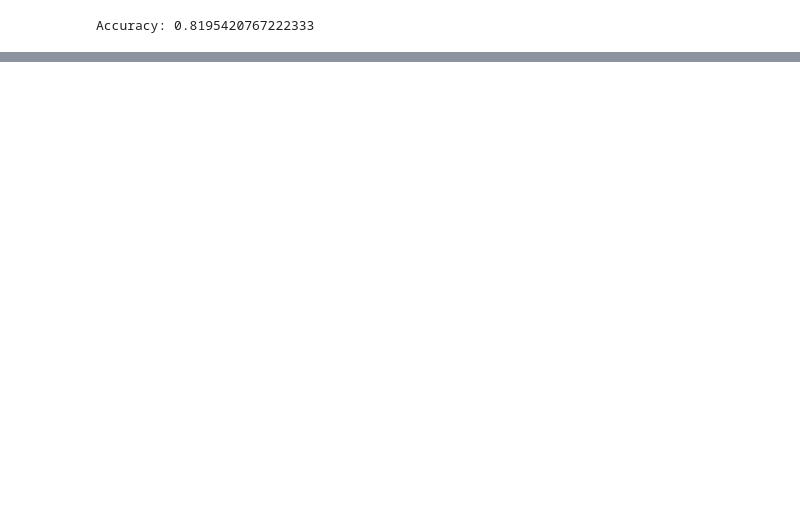
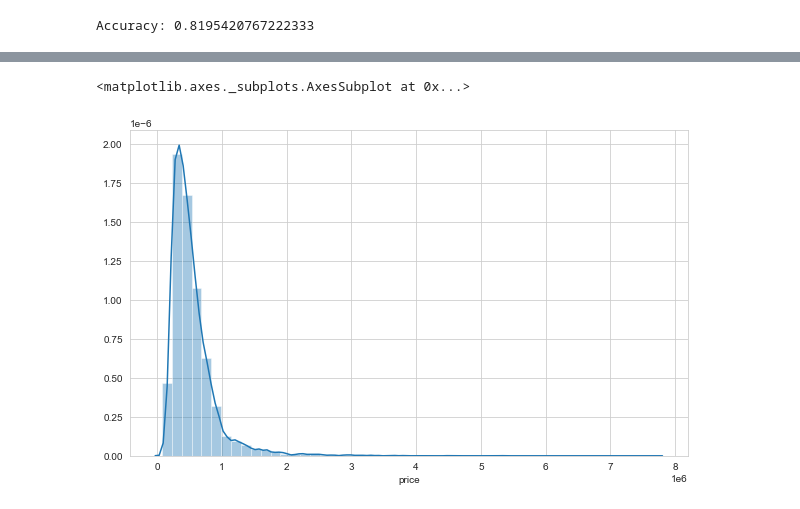
Before and after one commit to GabiDunaevsky/data-science-project, a Jupyter notebook: Notebook3.ipynb, the cells around one changed output, grey strips where cells are left out. Drawn from its saved outputs; the diff is of its cells as text; code cells hidden in the pictures; blank space fills up the shorter version.

Commit message:
atartd the regression part

```diff
--- a/Notebook3.ipynb
+++ b/Notebook3.ipynb
@@ -347,0 +350,4 @@ weighted avg       0.81      0.83      0.82      2490
+# %%
+# UPLOADING THE DATASET:
+rdf=pd.read_csv(r'C:\Users\Gabi\Desktop\regression dataset.csv')
+rdf
@@ -347,0 +437,3 @@ weighted avg       0.81      0.83      0.82      2490
+# %%
+rdf.drop('id',axis = 1, inplace=True)
+rdf
@@ -347,0 +454,4 @@ weighted avg       0.81      0.83      0.82      2490
+# %%
+# we will write the date "prettier".
+rdf['date'] = pd.to_datetime(rdf.date)
+rdf
@@ -347,0 +472,6 @@ weighted avg       0.81      0.83      0.82      2490
+# %%
+# after we chnged the date to look "prettier", i have decidet to drop this column and to use only the "year" column.
+# in my opinion, for my purpose the "year" effection will be the same as the "date" effection.
+rdf['year'] = pd.DatetimeIndex(rdf['date']).year
+rdf.drop('date',axis = 1,inplace=True)
+rdf
@@ -347,0 +505,7 @@ weighted avg       0.81      0.83      0.82      2490
+# %%
+#here we can see that the majority of the houses were saled between the prices of 0-1 milion dollars.
+plt.figure(figsize=(10,6))
+sns.distplot(rdf["price"])
+# %% [output]
+<matplotlib.axes._subplots.AxesSubplot at 0x...>
+[figure, added]
```
Also changed, not shown: parts of 20 cells of this notebook.
